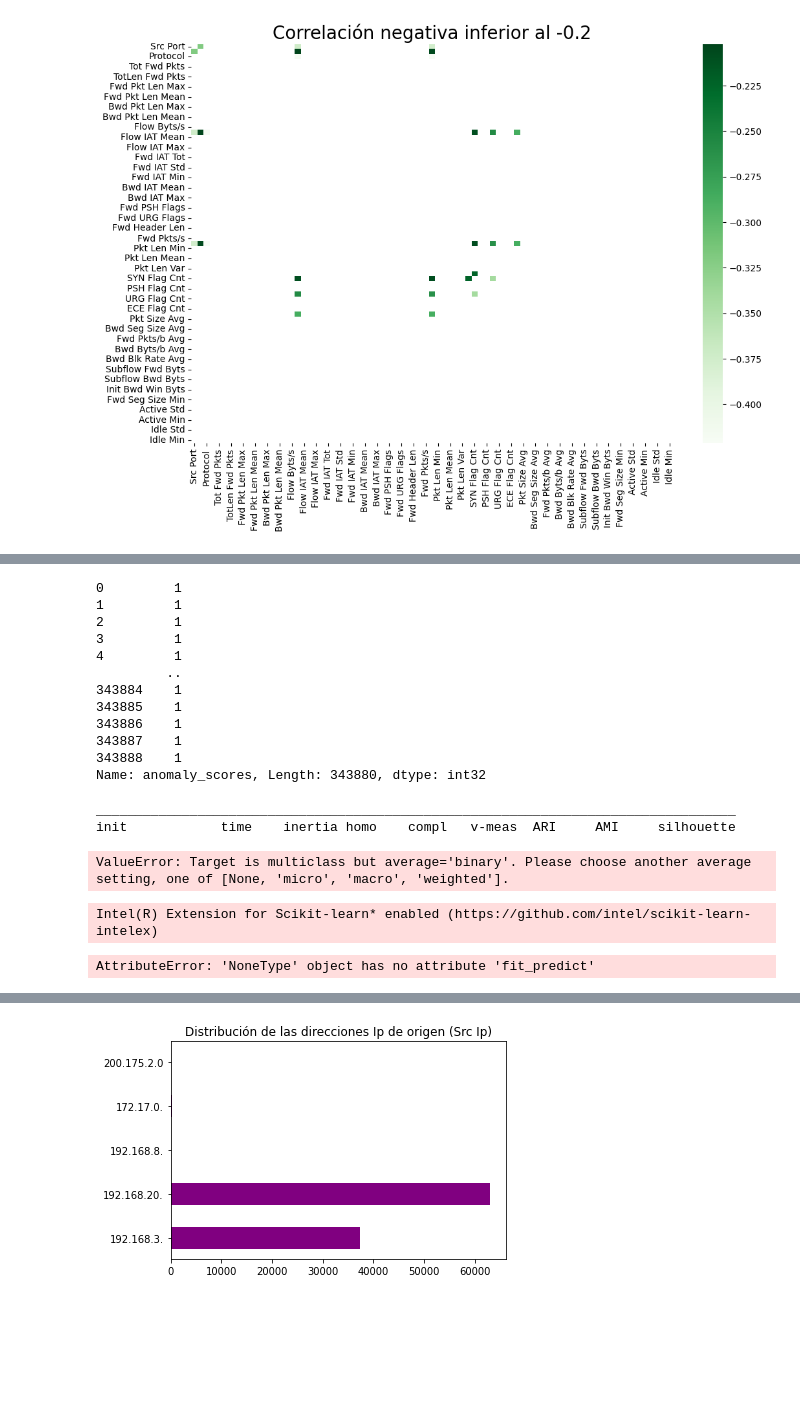
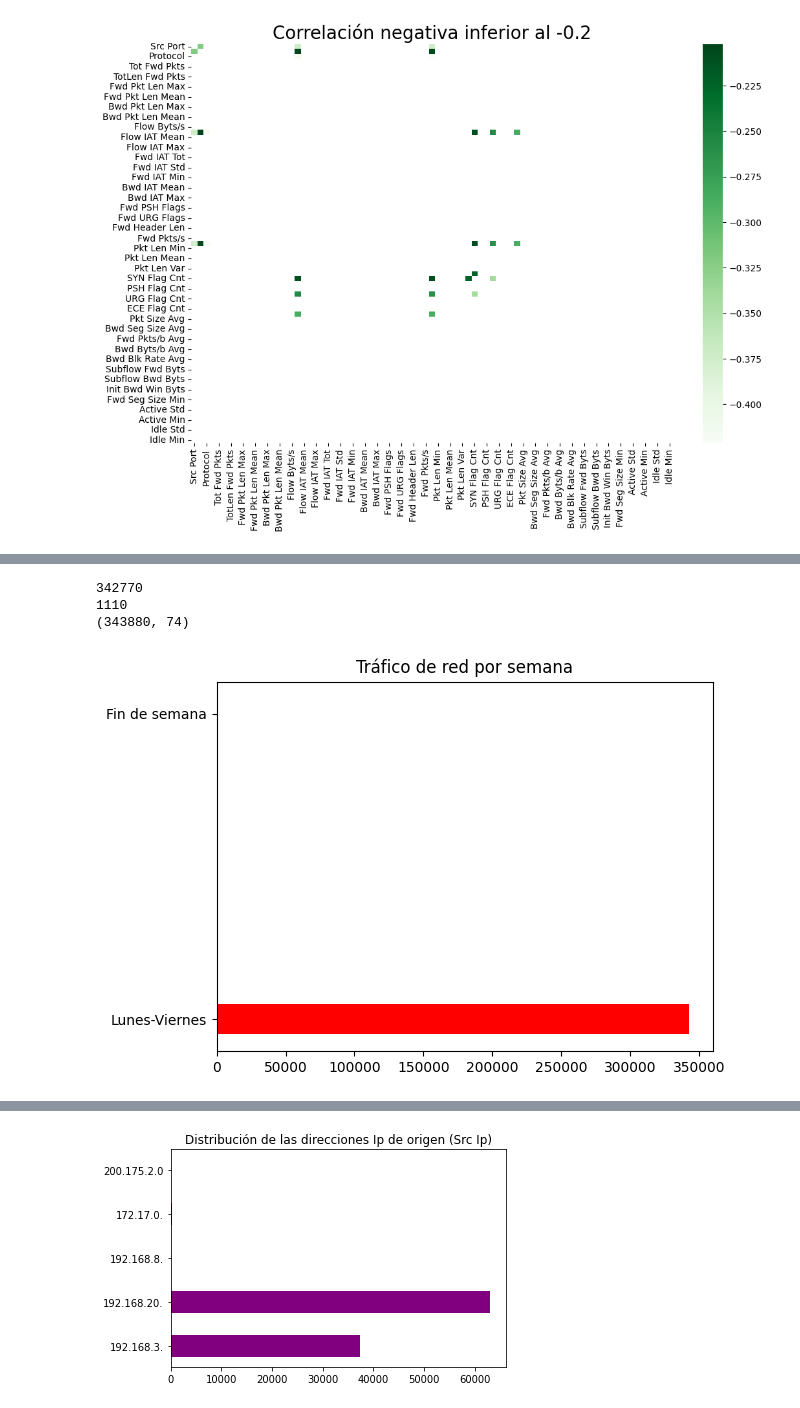
Before and after one commit to LuisPradaConde/TFG, a Jupyter notebook: Codigo.ipynb, the cells around one changed output, grey strips where cells are left out. Saved outputs shown, nothing was run; the diff lists cells and outputs as text; code cells hidden in the pictures; blank space fills up the shorter version.

```diff
--- a/Codigo.ipynb
+++ b/Codigo.ipynb
@@ -121,0 +114,4 @@ dataset = dataset[dataset['scores']>=umbral]
+# %%
+
+dataset = dataset[dataset['scores']>=umbral]
+dataset = dataset.drop(['scores', 'anomaly_scores'], axis=1)
@@ -327,4 +122,0 @@ math.sqrt(2932.0641193534634)
-# %%
-j=16
-som = SOM(m=600, n=600, dim = 78, random_state= random_state)
-som.fit(dataset)
@@ -333,7 +122,0 @@ KeyError: 123060
-# %%
-from sklearnex  import  patch_sklearn
-patch_sklearn ()
-from sklearn.manifold import TSNE
-
-tsne = TSNE(n_components = 2, learning_rate='auto', init='pca')
-tsne.fit_transform(dataset)
@@ -348,15 +122,0 @@ MemoryError: Unable to allocate 881. GiB for an array with shape (343880, 343880
-# %%
-dataset.iloc[:,-1]
-# %% [output]
-0         1
-1         1
-2         1
-3         1
-4         1
-         ..
-343884    1
-343885    1
-343886    1
-343887    1
-343888    1
-Name: anomaly_scores, Length: 343880, dtype: int32
@@ -401,29 +123,18 @@ def bench_k_means(kmeans, name, data, labels):
-# %%
-from sklearn.cluster import KMeans
-from sklearn.decomposition import PCA
-
-print(82 * "_")
-print("init\t\ttime\tinertia\thomo\tcompl\tv-meas\tARI\tAMI\tsilhouette")
-
-#kmeans = KMeans(init="k-means++", n_clusters= 2, n_init=4, random_state=0)
-#bench_k_means(kmeans=kmeans, name="k-means++", data=dataset, labels=labels)
-
-kmeans = KMeans(init="random", n_clusters= 2, n_init=4, random_state=0)
-bench_k_means(kmeans=kmeans, name="random", data=dataset, labels=labels)
-
-print(82 * "_")
-# %% [output]
-__________________________________________________________________________________
-init            time    inertia homo    compl   v-meas  ARI     AMI     silhouette
-ValueError: Target is multiclass but average='binary'. Please choose another average setting, one of [None, 'micro', 'macro', 'weighted'].
-# %%
-from sklearnex  import  patch_sklearn
-patch_sklearn ()
-
-grid = GridSearchCV(estimator=pipe2, param_grid=params_grid, n_jobs=-1, cv=KFold(n_splits=5, shuffle=True, random_state=1), scoring=scorer)
-grid.fit(X_train)
-grid.best_estimator_
-grid.score(X_test)
-# %% [output]
-Intel(R) Extension for Scikit-learn* enabled (https://github.com/intel/scikit-learn-intelex)
-AttributeError: 'NoneType' object has no attribute 'fit_predict'
+# %%
+Finde = dataset['Weekend'][dataset['Weekend'] == 1].count()
+Dia_Normal = dataset['Weekend'][dataset['Weekend'] == 0].count()
+
+x = ['Lunes-Viernes', 'Fin de semana' ]
+Trafico = [Dia_Normal, Finde]
+print(Dia_Normal)
+print(Finde)
+print(dataset.shape)
+
+plt.barh(x, Trafico, height = 0.1, color='red')
+plt.title('Tráfico de red por semana')
+plt.show()
+# %% [output]
+342770
+1110
+(343880, 74)
+[figure, added]
```
Also changed, not shown: parts of 23 cells of this notebook, 6 other files.
